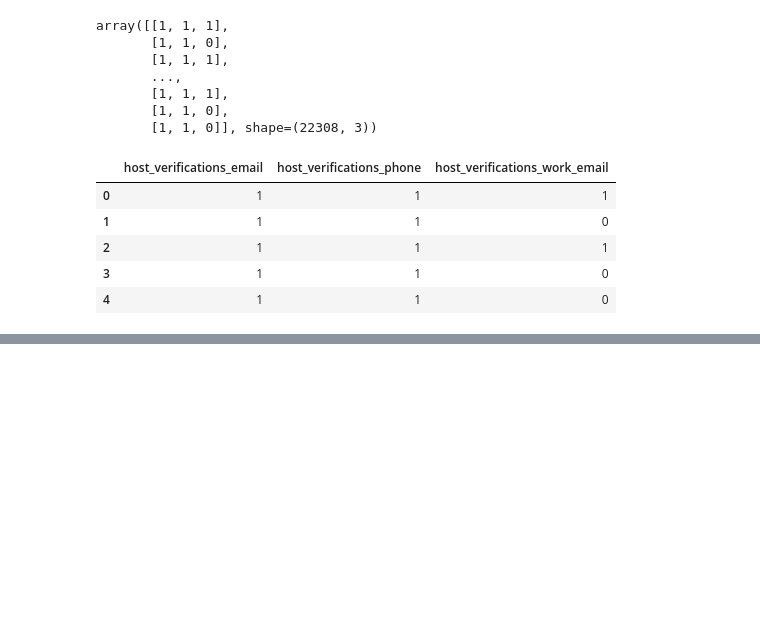
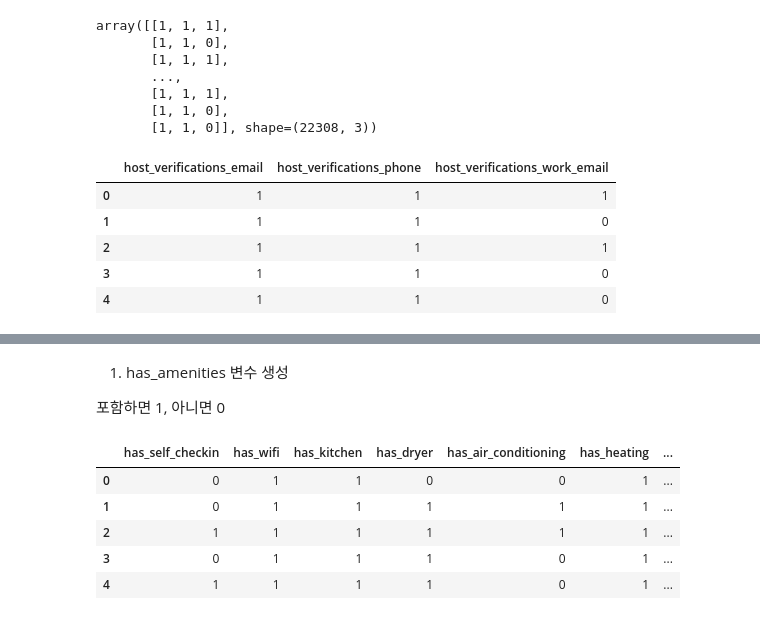
Before and after one commit to sybeom528/airbnb_price_prediction, a Jupyter notebook: notebooks/data_preprocessing.ipynb, the cells around one changed output, grey strips where cells are left out. Cells and saved outputs as stored; diff of their text form; code cells hidden in the pictures; blank space fills up the shorter version.

Commit message:
modify data_preprocessing.ipynb, df_cleaned.csv
1. 패키지 - geopandas, shapely 추가
2. data_preprocessing.ipynb 업데이트
- amenities 전처리 추가
- 주하님 review 관련 fillna(0) 코드 추가
3. 수정된 df_cleaned.csv 업로드

```diff
--- a/notebooks/data_preprocessing.ipynb
+++ b/notebooks/data_preprocessing.ipynb
@@ -135,0 +178,3 @@ display(df_cleaned.iloc[:,-3:].head())
+# %%
+df_temp = df_cleaned.copy()
+df_temp['amenities_list'] = df_temp['amenities'].apply(ast.literal_eval)
@@ -140,0 +254,8 @@ df_cleaned.to_csv('data/df_cleaned.csv', index = False)
+# %%
+# 참고 기준 2
+from scipy.stats import pointbiserialr
+
+x = 'wine glasses'
+y = 'log_price'
+
+pointbiserialr(amenities_df[x], amenities_df[y])
@@ -140,0 +329,5 @@ df_cleaned.to_csv('data/df_cleaned.csv', index = False)
+# %%
+amenities_count_df = pd.DataFrame(amenities_df.sum().sort_values(ascending = False), columns = ['values'])
+display(amenities_count_df[amenities_count_df.index.str.contains('netflix')])
+# amenities_count_df.iloc[0:50]
+amenities_count_df[amenities_count_df.index.str.contains('netflix')].sum()
@@ -140,0 +469,36 @@ df_cleaned.to_csv('data/df_cleaned.csv', index = False)
+# %% [markdown]
+1. has_amenities 변수 생성
+
+포함하면 1, 아니면 0
+# %%
+def tf_amenities(df, count_df, x, exclude = None):
+    mask1 = count_df.index.str.contains(x)
+
+    if exclude:
+        mask2 = ~ count_df.index.str.contains(exclude)
+        tmp = count_df[mask1 & mask2].index
+    else:
+        tmp = count_df[mask1].index
+
+    if len(tmp) == 0:
+        return 0
+    return df[tmp].max(axis = 1)
+
+# 그냥 바로 함수 돌려도 되는 변수
+clean_cols = ['self checkin', 'wifi', 'kitchen', 'dryer', 'air conditioning', 'heating', 'dedicated workspace', 'hair dryer', 'iron',
+            'gym', 'bbq grill', 'breakfast', 'fireplace', 'smoking allowed', 'pets allowed', 'wine glasses', 'crib', 'city skyline view',
+            'river view', 'luggage dropoff allowed', 'long term stays allowed', 'private entrance',
+            'exterior security cameras', 'elevator', 'lock on bedroom door']
+
+for col in clean_cols:
+    col_name = 'has_' + col.replace(' ', '_')
+    df_temp[col_name] = tf_amenities(amenities_df, amenities_count_df, col)
+
+df_temp.iloc[:,-len(clean_cols):].head()
+# %% [output]
+|  | has_self_checkin | has_wifi | has_kitchen | has_dryer | has_air_conditioning | has_heating | ... |
+| 0 | 0 | 1 | 1 | 0 | 0 | 1 | ... |
+| 1 | 0 | 1 | 1 | 1 | 1 | 1 | ... |
+| 2 | 1 | 1 | 1 | 1 | 1 | 1 | ... |
+| 3 | 0 | 1 | 1 | 1 | 0 | 1 | ... |
+| 4 | 1 | 1 | 1 | 1 | 0 | 1 | ... |
```
Also changed, not shown: parts of 32 cells of this notebook, 3 other files.
